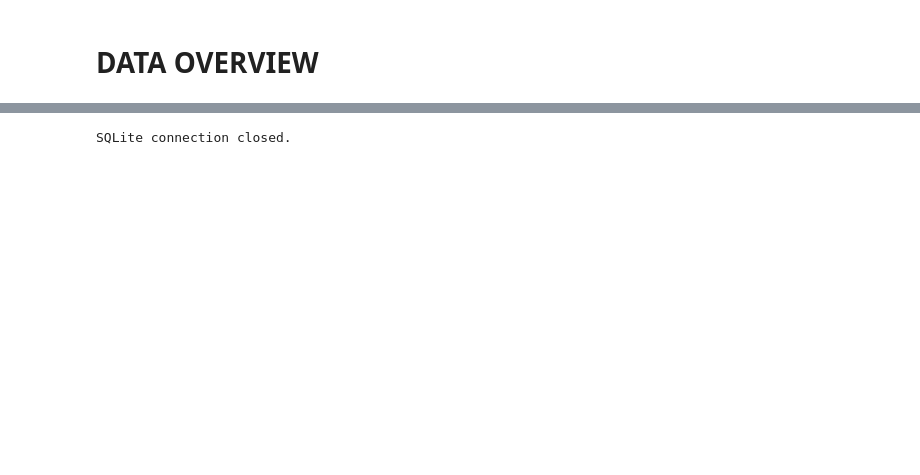
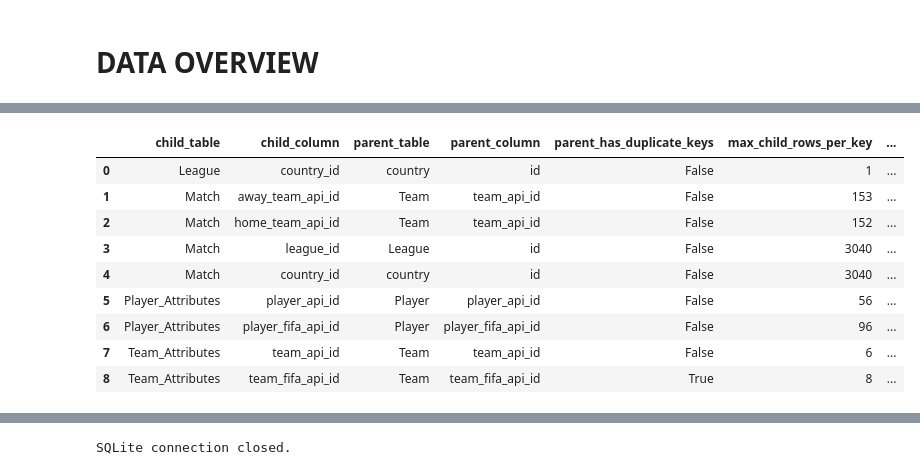
Before and after one commit to TruongQuangPhat/european-soccer-dashboard, a Jupyter notebook: notebooks/data_overview.ipynb, the cells around one changed output, grey strips where cells are left out. Drawn from its saved outputs; the diff is of its cells as text; code cells hidden in the pictures; blank space fills up the shorter version.

```diff
--- a/notebooks/data_overview.ipynb
+++ b/notebooks/data_overview.ipynb
@@ -3288,0 +611,95 @@ Giai đoạn tiếp theo sẽ thực hiện EDA để kiểm tra missing values,
+# %%
+def profile_relationship_cardinality(row: pd.Series) -> dict:
+    child_table = row["child_table"]
+    child_column = row["child_column"]
+    parent_table = row["parent_table"]
+    parent_column = row["parent_column"]
+
+    child_counts = pd.read_sql_query(
+        f"""
+        SELECT {quote_identifier(child_column)} AS key_value, COUNT(*) AS child_row_count
+        FROM {quote_identifier(child_table)}
+        WHERE {quote_identifier(child_column)} IS NOT NULL
+        GROUP BY {quote_identifier(child_column)};
+        """,
+        connection,
+    )
+    parent_counts = pd.read_sql_query(
+        f"""
+        SELECT {quote_identifier(parent_column)} AS key_value, COUNT(*) AS parent_row_count
+        FROM {quote_identifier(parent_table)}
+        WHERE {quote_identifier(parent_column)} IS NOT NULL
+        GROUP BY {quote_identifier(parent_column)};
+        """,
+        connection,
+    )
+
+    parent_has_duplicate_keys = bool((parent_counts["parent_row_count"] > 1).any())
+    max_child_rows_per_key = int(child_counts["child_row_count"].max()) if not child_counts.empty else 0
+
+    if parent_has_duplicate_keys:
+        observed_cardinality = "Parent key không unique"
+    elif max_child_rows_per_key <= 1:
+        observed_cardinality = "1:1 observed"
+    else:
+        observed_cardinality = "1:N observed"
+
+    return {
+        "child_table": child_table,
+        "child_column": child_column,
+        "parent_table": parent_table,
+        "parent_column": parent_column,
+        "parent_has_duplicate_keys": parent_has_duplicate_keys,
+        "max_child_rows_per_key": max_child_rows_per_key,
+        "observed_cardinality": observed_cardinality,
+    }
+
+
+cardinality_report = pd.DataFrame(
+    [
+        profile_relationship_cardinality(row)
+        for _, row in declared_foreign_keys.iterrows()
+    ]
+)
+
+main_cardinality_report = (
+    cardinality_report.loc[~lineup_fk_mask]
+    .merge(
+        main_foreign_key_integrity[
+            [
+                "child_table",
+                "child_column",
+                "parent_table",
+                "parent_column",
+                "orphan_row_count",
+                "all_valid",
+            ]
+        ],
+        on=["child_table", "child_column", "parent_table", "parent_column"],
+        how="left",
+    )
+    .reset_index(drop=True)
+)
+
+lineup_cardinality_summary = pd.DataFrame([
+    {
+        "relationship_group": "Match lineup player foreign keys",
+        "relationship_count": int(lineup_fk_mask.sum()),
+        "observed_cardinality": "Player 1:N Match lineup columns",
+        "all_valid": bool(lineup_fk_summary.loc[0, "all_valid"]),
+    }
+])
+
+display(main_cardinality_report)
+display(lineup_cardinality_summary)
+# %% [output]
+|  | child_table | child_column | parent_table | parent_column | parent_has_duplicate_keys | max_child_rows_per_key | ... |
+| 0 | League | country_id | country | id | False | 1 | ... |
+| 1 | Match | away_team_api_id | Team | team_api_id | False | 153 | ... |
+| 2 | Match | home_team_api_id | Team | team_api_id | False | 152 | ... |
+| 3 | Match | league_id | League | id | False | 3040 | ... |
+| 4 | Match | country_id | country | id | False | 3040 | ... |
+| 5 | Player_Attributes | player_api_id | Player | player_api_id | False | 56 | ... |
+| 6 | Player_Attributes | player_fifa_api_id | Player | player_fifa_api_id | False | 96 | ... |
+| 7 | Team_Attributes | team_api_id | Team | team_api_id | False | 6 | ... |
+| 8 | Team_Attributes | team_fifa_api_id | Team | team_fifa_api_id | True | 8 | ... |
```
Also changed, not shown: parts of 152 cells of this notebook.
